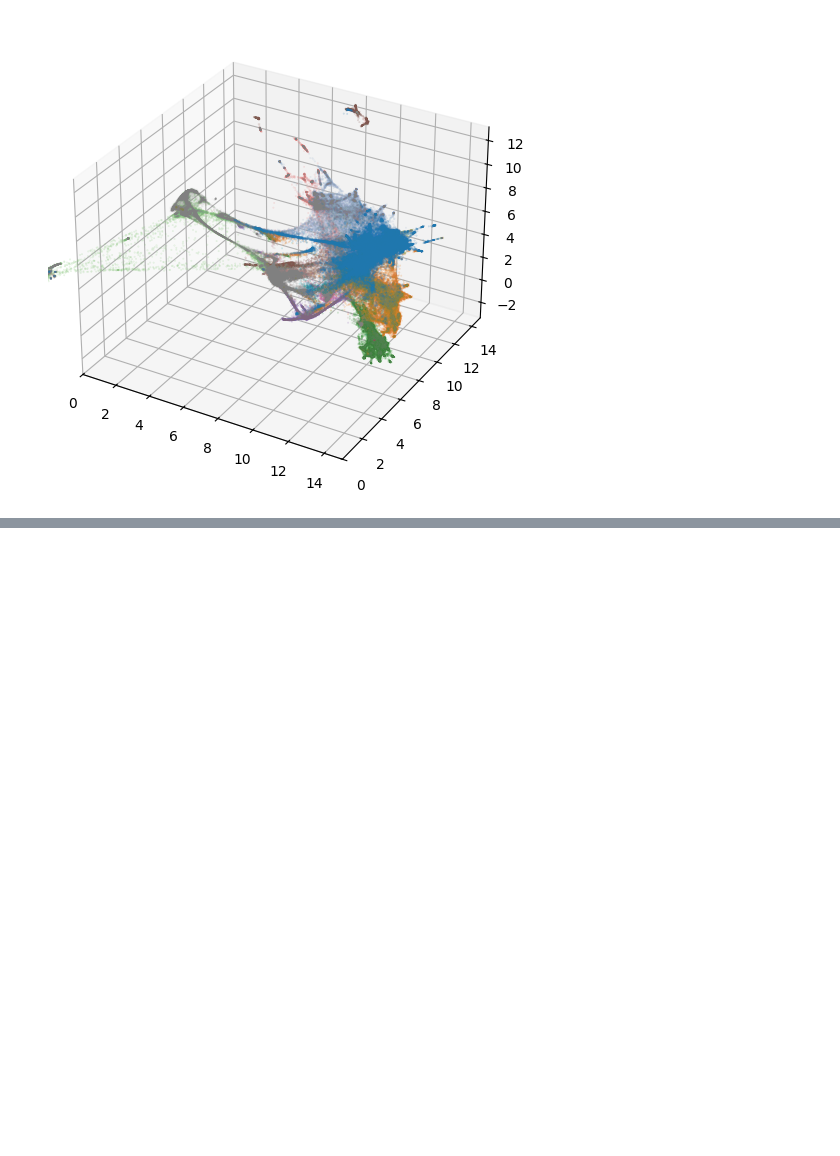
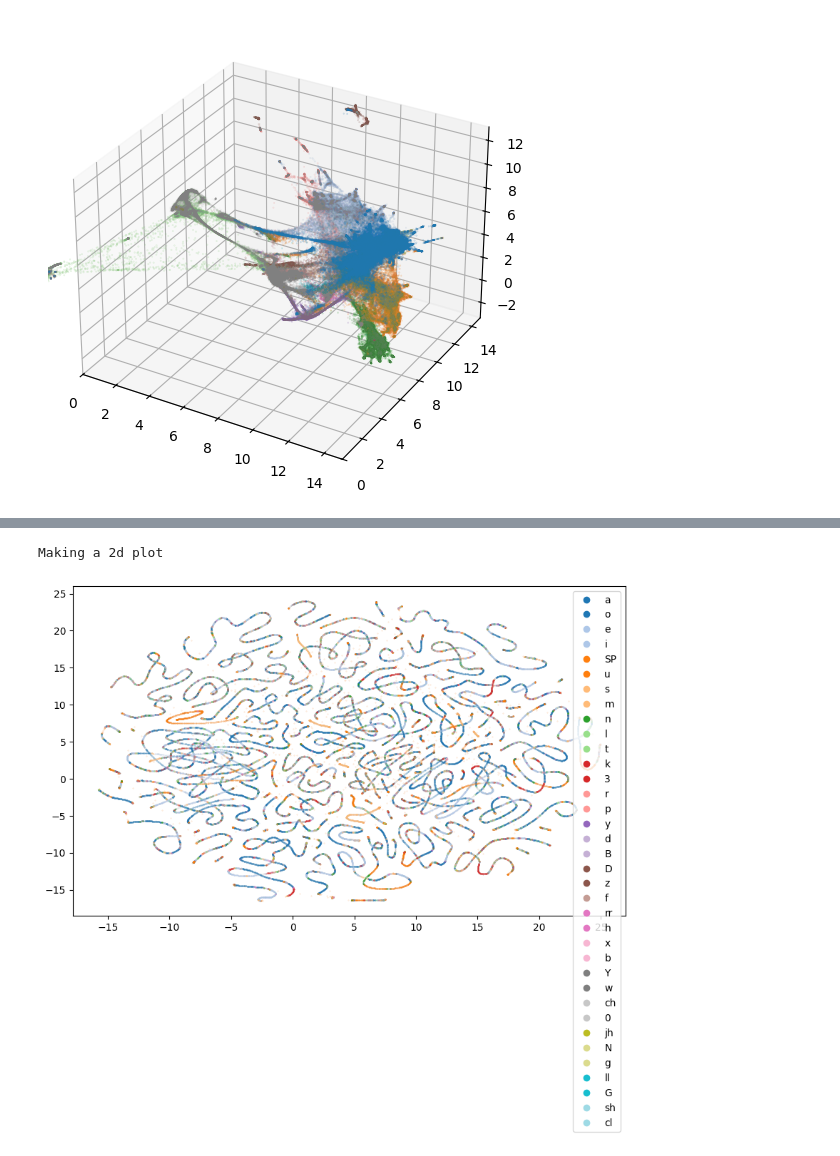
Before and after one commit to BSCCNS/Applio_LS, a Jupyter notebook: develop_nb/cluster_phonemes_maria_v2.ipynb, the cells around one changed output, grey strips where cells are left out. Drawn from its saved outputs; the diff is of its cells as text; code cells hidden in the pictures; blank space fills up the shorter version.

Commit message:
fix bug umap test

```diff
--- a/develop_nb/cluster_phonemes_maria_v2.ipynb
+++ b/develop_nb/cluster_phonemes_maria_v2.ipynb
@@ -119,0 +131,8 @@ Making a 3d plot
+# %%
+edna_file = '/Users/tomasandrade/Desktop/edna_result/df_proj_anotated_test.csv'
+mn_file = '/Users/tomasandrade/Desktop/mn_result/df_proj_anotated_test.csv'
+# %%
+df_edna = pd.read_csv(edna_file)
+df_mn = pd.read_csv(mn_file)
+# %%
+unique_phones = [k for k in df_mn['phone_base'].value_counts().keys() if k != 'AP']
@@ -119,0 +155,9 @@ Making a 3d plot
+# %%
+plots.make_tagged_LS_plot(df_edna,
+            phones = unique_phones,
+            alpha = 0.25,
+            s = 0.1,
+            show_global=True)
+# %% [output]
+Making a 2d plot
+[figure, added]
```
Also changed, not shown: parts of 8 cells of this notebook, 1 other file.
